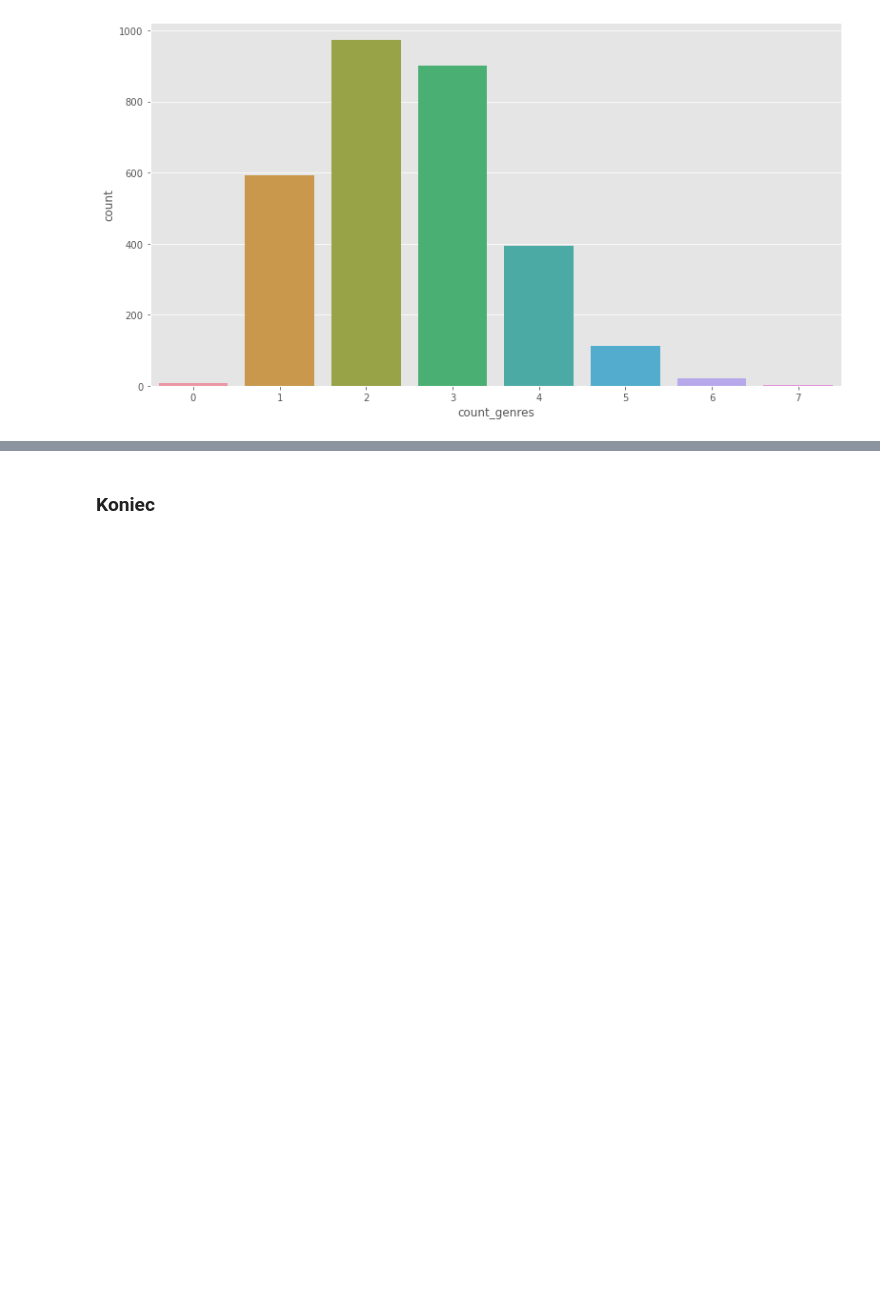
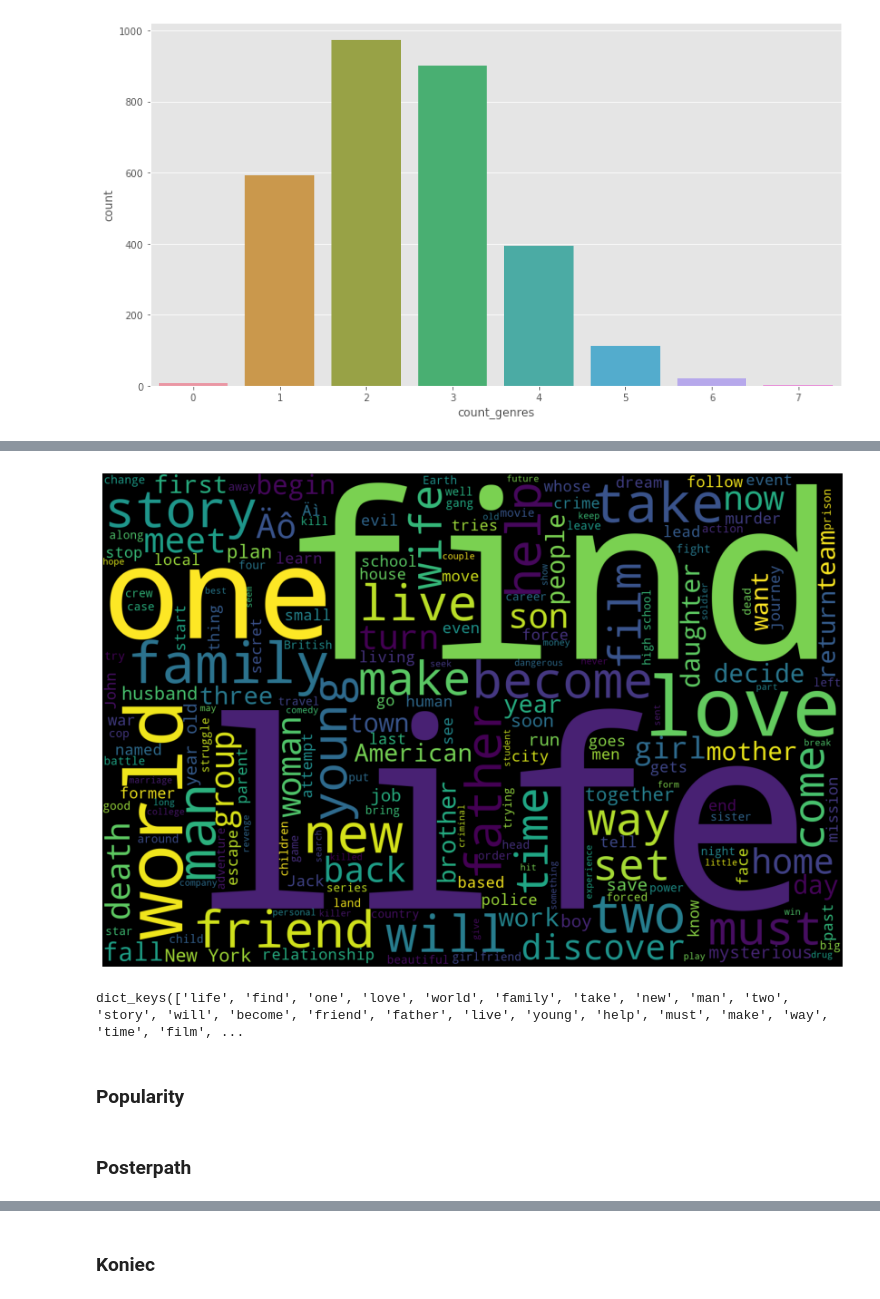
Before and after one commit to eydeem/Movie-prediction, a Jupyter notebook: main.ipynb, the cells around one changed output, grey strips where cells are left out. Saved outputs shown, nothing was run; the diff lists cells and outputs as text; code cells hidden in the pictures; blank space fills up the shorter version.

```diff
--- a/main.ipynb
+++ b/main.ipynb
@@ -192,0 +397,17 @@ sns.countplot(x = 'count_genres', data = train)
+# %%
+plt.figure(figsize = (15,10))
+text = ''.join([x for i in train['overview'].fillna('') for x in i])
+wc = WordCloud(width=1500, height=1000).generate(text)
+plt.imshow(wc)
+plt.axis("off")
+plt.show()
+# %% [output]
+[figure, added]
+# %%
+print(wc.words_.keys())
+# %% [output]
+dict_keys(['life', 'find', 'one', 'love', 'world', 'family', 'take', 'new', 'man', 'two', 'story', 'will', 'become', 'friend', 'father', 'live', 'young', 'help', 'must', 'make', 'way', 'time', 'film', ...
+# %% [markdown]
+### Popularity
+# %% [markdown]
+### Posterpath
```
Also changed, not shown: parts of 80 cells of this notebook.
